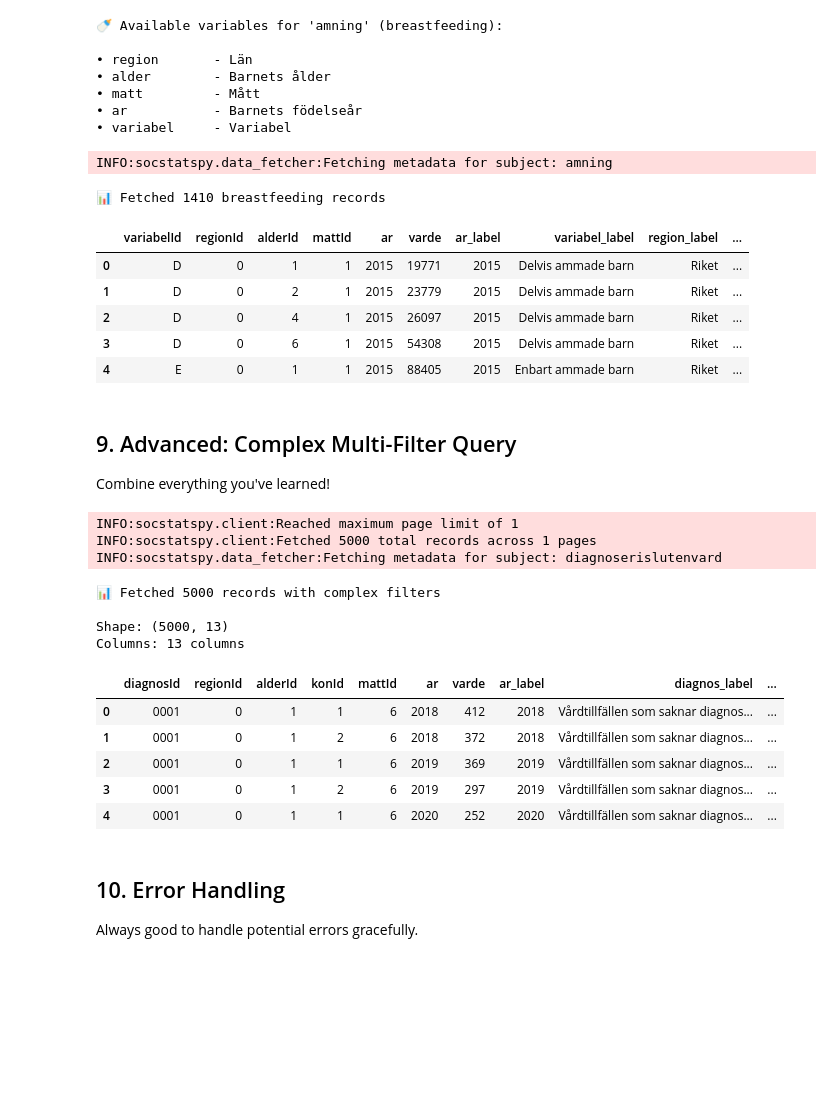
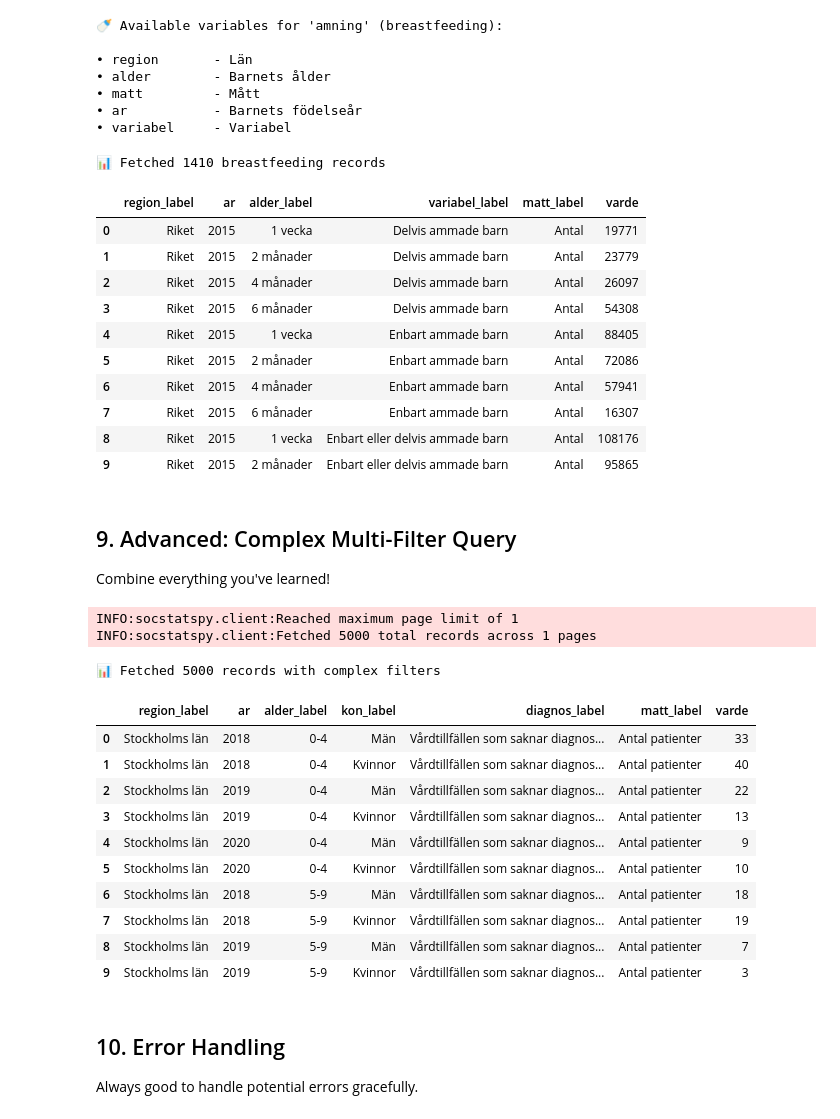
Before and after one commit to xemarap/socstatspy, a Jupyter notebook: tutorials/Getting_Started.ipynb, the cells around one changed output. Cells and saved outputs as stored; diff of their text form; code cells hidden in the pictures; blank space fills up the shorter version.

```diff
--- a/tutorials/Getting_Started.ipynb
+++ b/tutorials/Getting_Started.ipynb
@@ -401,16 +400,20 @@ df_breastfeeding = client.get_data_as_dataframe(
 )
 
 print(f"📊 Fetched {len(df_breastfeeding)} breastfeeding records")
-df_breastfeeding.head()
+df_breastfeeding[['region_label', 'ar', 'alder_label', 'variabel_label', 'matt_label', 'varde']].head(n=10)
 # %% [output]
-INFO:socstatspy.data_fetcher:Fetching metadata for subject: amning
+📊 Fetched 1410 breastfeeding records
-📊 Fetched 1410 breastfeeding records
-|  | variabelId | regionId | alderId | mattId | ar | varde | ar_label | variabel_label | region_label | ... |
-| 0 | D | 0 | 1 | 1 | 2015 | 19771 | 2015 | Delvis ammade barn | Riket | ... |
-| 1 | D | 0 | 2 | 1 | 2015 | 23779 | 2015 | Delvis ammade barn | Riket | ... |
-| 2 | D | 0 | 4 | 1 | 2015 | 26097 | 2015 | Delvis ammade barn | Riket | ... |
-| 3 | D | 0 | 6 | 1 | 2015 | 54308 | 2015 | Delvis ammade barn | Riket | ... |
-| 4 | E | 0 | 1 | 1 | 2015 | 88405 | 2015 | Enbart ammade barn | Riket | ... |
+|  | region_label | ar | alder_label | variabel_label | matt_label | varde |
+| 0 | Riket | 2015 | 1 vecka | Delvis ammade barn | Antal | 19771 |
+| 1 | Riket | 2015 | 2 månader | Delvis ammade barn | Antal | 23779 |
+| 2 | Riket | 2015 | 4 månader | Delvis ammade barn | Antal | 26097 |
+| 3 | Riket | 2015 | 6 månader | Delvis ammade barn | Antal | 54308 |
+| 4 | Riket | 2015 | 1 vecka | Enbart ammade barn | Antal | 88405 |
+| 5 | Riket | 2015 | 2 månader | Enbart ammade barn | Antal | 72086 |
+| 6 | Riket | 2015 | 4 månader | Enbart ammade barn | Antal | 57941 |
+| 7 | Riket | 2015 | 6 månader | Enbart ammade barn | Antal | 16307 |
+| 8 | Riket | 2015 | 1 vecka | Enbart eller delvis ammade barn | Antal | 108176 |
+| 9 | Riket | 2015 | 2 månader | Enbart eller delvis ammade barn | Antal | 95865 |
 # %% [markdown]
 ## 9. Advanced: Complex Multi-Filter Query
 
@@ -418,34 +421,33 @@ Combine everything you've learned!
 # %%
 # Complex query with multiple filters
 df_complex = client.get_data_as_dataframe(
     subject='diagnoserislutenvard',  # Diagnoses in inpatient care
     matt=6,
-    region=['0', '1', '3'],          # ✅ Multiple regions
+    region=['1', '3'],          # ✅ Multiple regions
     alder=list(range(1, 11)),        # ✅ Age groups 1-10
     kon=['1', '2'],                  # ✅ Both genders
     ar=range(2018, 2021),            # ✅ Years 2018-2020
     max_pages=1,
     include_metadata=True
 )
 
 print(f"📊 Fetched {len(df_complex)} records with complex filters")
-print(f"\nShape: {df_complex.shape}")
-print(f"Columns: {len(df_complex.columns)} columns")
-df_complex.head()
+df_complex[['region_label', 'ar', 'alder_label', 'kon_label', 'diagnos_label', 'matt_label', 'varde']].head(n=10)
 # %% [output]
 INFO:socstatspy.client:Reached maximum page limit of 1
 INFO:socstatspy.client:Fetched 5000 total records across 1 pages
-INFO:socstatspy.data_fetcher:Fetching metadata for subject: diagnoserislutenvard
 📊 Fetched 5000 records with complex filters
-
-Shape: (5000, 13)
-Columns: 13 columns
-|  | diagnosId | regionId | alderId | konId | mattId | ar | varde | ar_label | diagnos_label | ... |
-| 0 | 0001 | 0 | 1 | 1 | 6 | 2018 | 412 | 2018 | Vårdtillfällen som saknar diagnos... | ... |
-| 1 | 0001 | 0 | 1 | 2 | 6 | 2018 | 372 | 2018 | Vårdtillfällen som saknar diagnos... | ... |
-| 2 | 0001 | 0 | 1 | 1 | 6 | 2019 | 369 | 2019 | Vårdtillfällen som saknar diagnos... | ... |
-| 3 | 0001 | 0 | 1 | 2 | 6 | 2019 | 297 | 2019 | Vårdtillfällen som saknar diagnos... | ... |
-| 4 | 0001 | 0 | 1 | 1 | 6 | 2020 | 252 | 2020 | Vårdtillfällen som saknar diagnos... | ... |
+|  | region_label | ar | alder_label | kon_label | diagnos_label | matt_label | varde |
+| 0 | Stockholms län | 2018 | 0-4 | Män | Vårdtillfällen som saknar diagnos... | Antal patienter | 33 |
+| 1 | Stockholms län | 2018 | 0-4 | Kvinnor | Vårdtillfällen som saknar diagnos... | Antal patienter | 40 |
+| 2 | Stockholms län | 2019 | 0-4 | Män | Vårdtillfällen som saknar diagnos... | Antal patienter | 22 |
+| 3 | Stockholms län | 2019 | 0-4 | Kvinnor | Vårdtillfällen som saknar diagnos... | Antal patienter | 13 |
+| 4 | Stockholms län | 2020 | 0-4 | Män | Vårdtillfällen som saknar diagnos... | Antal patienter | 9 |
+| 5 | Stockholms län | 2020 | 0-4 | Kvinnor | Vårdtillfällen som saknar diagnos... | Antal patienter | 10 |
+| 6 | Stockholms län | 2018 | 5-9 | Män | Vårdtillfällen som saknar diagnos... | Antal patienter | 18 |
+| 7 | Stockholms län | 2018 | 5-9 | Kvinnor | Vårdtillfällen som saknar diagnos... | Antal patienter | 19 |
+| 8 | Stockholms län | 2019 | 5-9 | Män | Vårdtillfällen som saknar diagnos... | Antal patienter | 7 |
+| 9 | Stockholms län | 2019 | 5-9 | Kvinnor | Vårdtillfällen som saknar diagnos... | Antal patienter | 3 |
 # %% [markdown]
 ## 10. Error Handling
 
```
Also changed, not shown: parts of 3 cells of this notebook.
